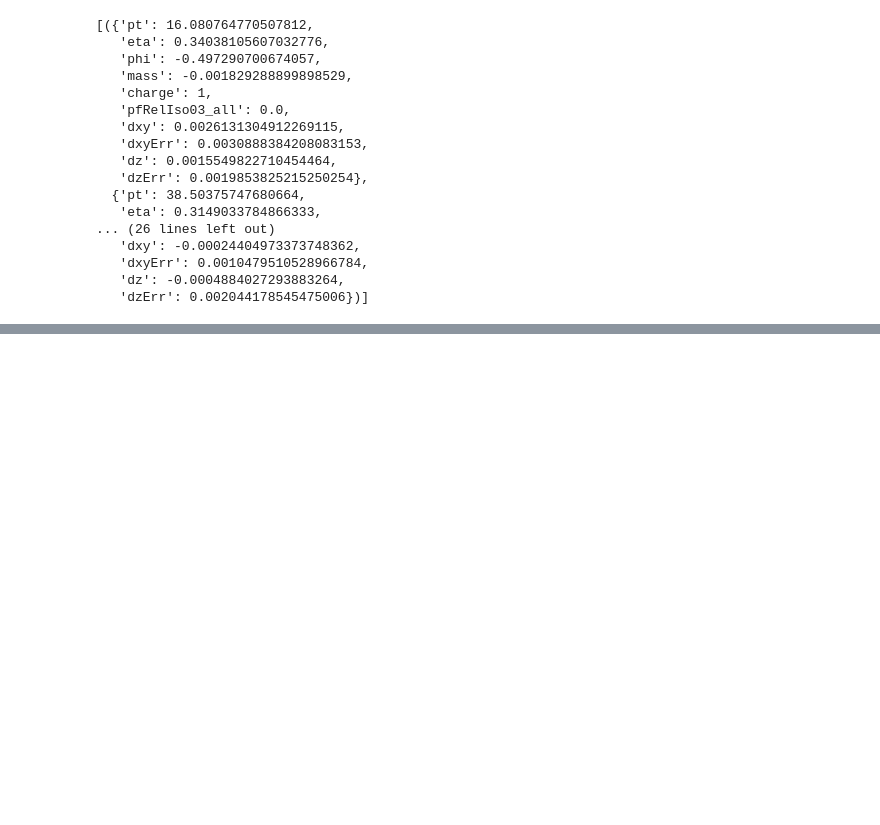
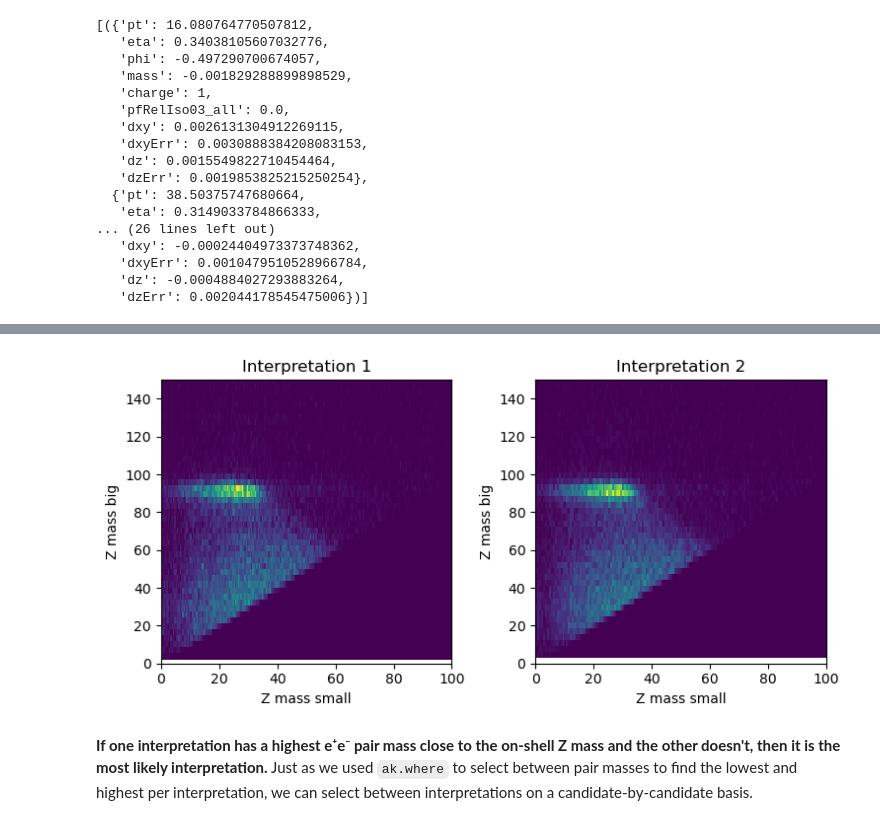
Before and after one commit to phazarik/python-advanced, a Jupyter notebook: awkward_arrays.ipynb, the cells around one changed output, grey strips where cells are left out. Cells and saved outputs as stored; diff of their text form; code cells hidden in the pictures; blank space fills up the shorter version.

```diff
--- a/awkward_arrays.ipynb
+++ b/awkward_arrays.ipynb
@@ -415,0 +492,36 @@ Typically in a $Z\rightarrow ll$ sample, we pick the two leptons with the highes
+# %%
+interpretation1_zsmall = ak.where(interpretation1_z1.mass < interpretation1_z2.mass, interpretation1_z1, interpretation1_z2)
+interpretation1_zbig   = ak.where(interpretation1_z1.mass > interpretation1_z2.mass, interpretation1_z1, interpretation1_z2)
+
+interpretation2_zsmall = ak.where(interpretation2_z1.mass < interpretation2_z2.mass, interpretation2_z1, interpretation2_z2)
+interpretation2_zbig   = ak.where(interpretation2_z1.mass > interpretation2_z2.mass, interpretation2_z1, interpretation2_z2)
+
+i1_zmass_small=(ak.flatten(interpretation1_zsmall.mass).to_numpy())
+i1_zmass_big  =(ak.flatten(interpretation1_zbig.mass).to_numpy())
+
+i2_zmass_small=(ak.flatten(interpretation2_zsmall.mass).to_numpy())
+i2_zmass_big  =(ak.flatten(interpretation2_zbig.mass).to_numpy())
+# %%
+fig5, ax5 = plt.subplots(1,2,figsize=(8,4))
+fig5.tight_layout(pad=3.0)
+ax5 = ax5.flatten()
+
+ax5[0].hist2d(i1_zmass_small, i1_zmass_big, bins=300, cmap='viridis')
+ax5[0].set_xlabel('Z mass small')
+ax5[0].set_xlim(0, 100)
+ax5[0].set_ylabel('Z mass big')
+ax5[0].set_ylim(0, 150)
+ax5[0].set_title('Interpretation 1')
+
+ax5[1].hist2d(i2_zmass_small, i2_zmass_big, bins=300, cmap='viridis')
+ax5[1].set_xlabel('Z mass small')
+ax5[1].set_xlim(0, 100)
+ax5[1].set_ylabel('Z mass big')
+ax5[1].set_ylim(0, 150)
+ax5[1].set_title('Interpretation 2')
+
+plt.show()
+# %% [output]
+[figure, added]
+# %% [markdown]
+**If one interpretation has a highest e⁺e⁻ pair mass close to the on-shell Z mass and the other doesn't, then it is the most likely interpretation.** Just as we used `ak.where` to select between pair masses to find the lowest and highest per interpretation, we can select between interpretations on a candidate-by-candidate basis.
```
Also changed, not shown: parts of 44 cells of this notebook.
